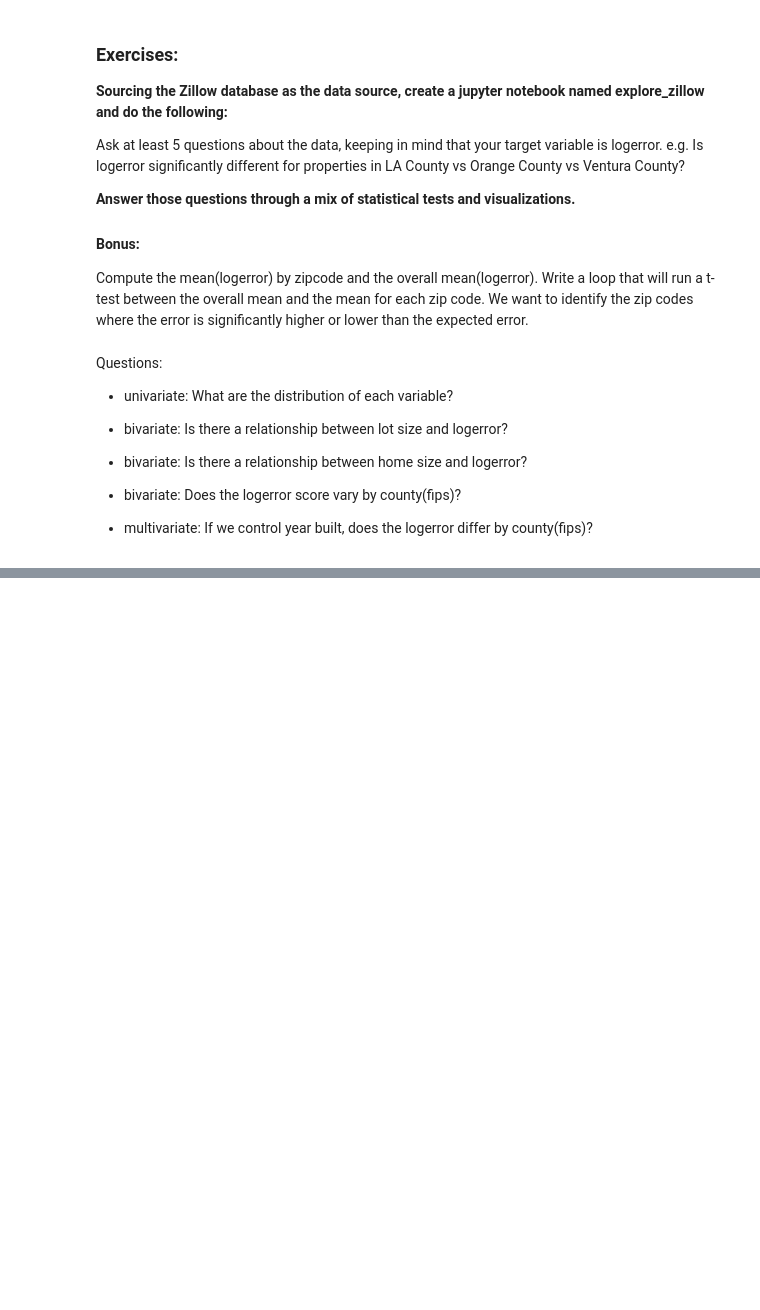
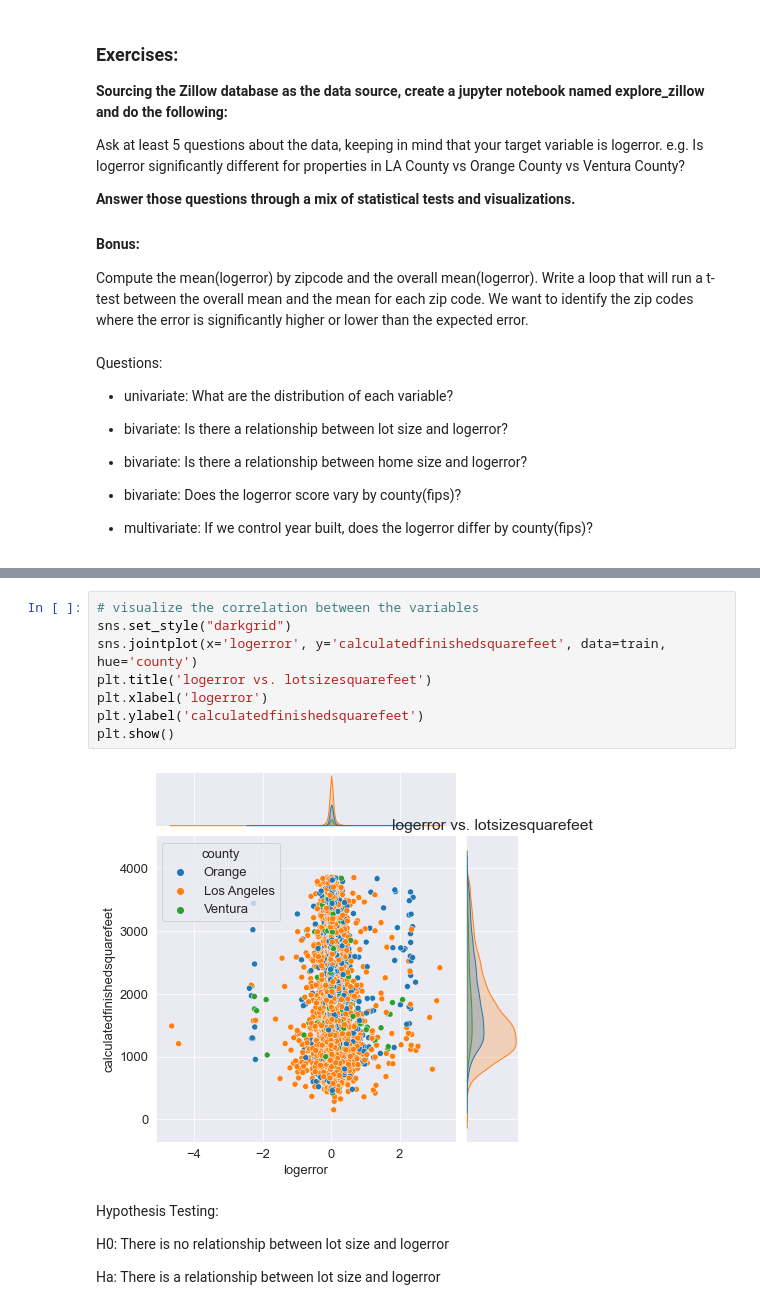
Before and after one commit to craigcalzado/clustering-exercises, a Jupyter notebook: explore_zillow.ipynb, the cells around one changed output, grey strips where cells are left out. Saved outputs shown, nothing was run; the diff lists cells and outputs as text; blank space fills up the shorter version.

```diff
--- a/explore_zillow.ipynb
+++ b/explore_zillow.ipynb
@@ -31,0 +135,16 @@ df = zillow_wrangle.get_zillow_data()
+# %%
+# visualize the correlation between the variables
+sns.set_style("darkgrid")
+sns.jointplot(x='logerror', y='calculatedfinishedsquarefeet', data=train, hue='county')
+plt.title('logerror vs. lotsizesquarefeet')
+plt.xlabel('logerror')
+plt.ylabel('calculatedfinishedsquarefeet')
+plt.show()
+# %% [output]
+[figure, added]
+# %% [markdown]
+Hypothesis Testing:
+
+H0: There is no relationship between lot size and logerror
+
+Ha: There is a relationship between lot size and logerror
```
Also changed, not shown: parts of 33 cells of this notebook.
